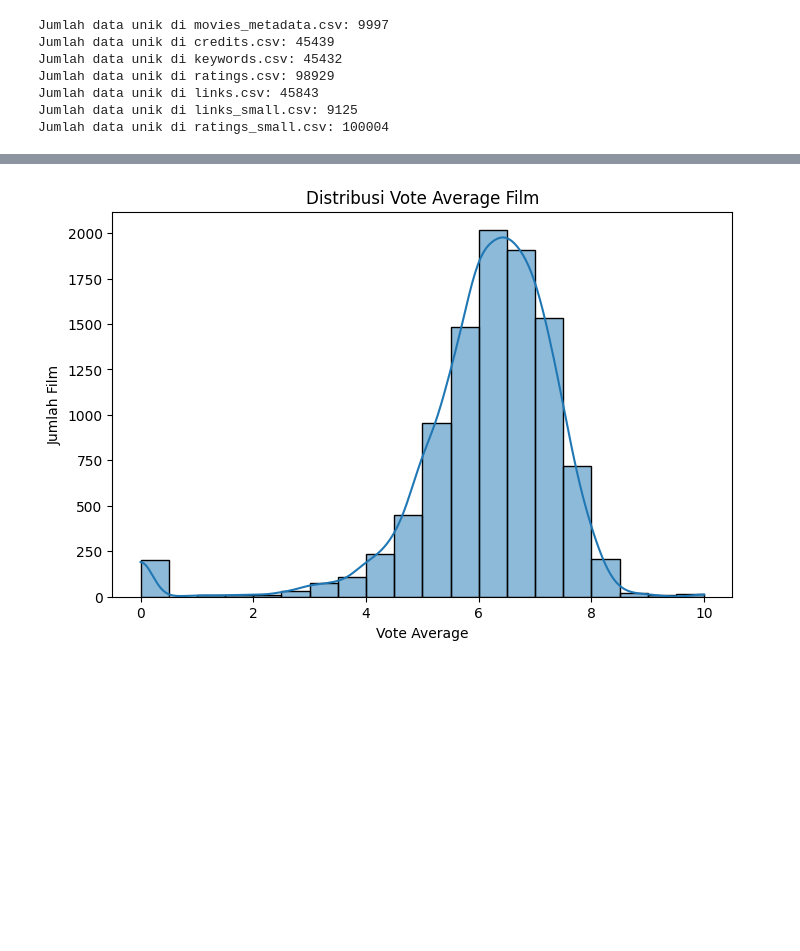
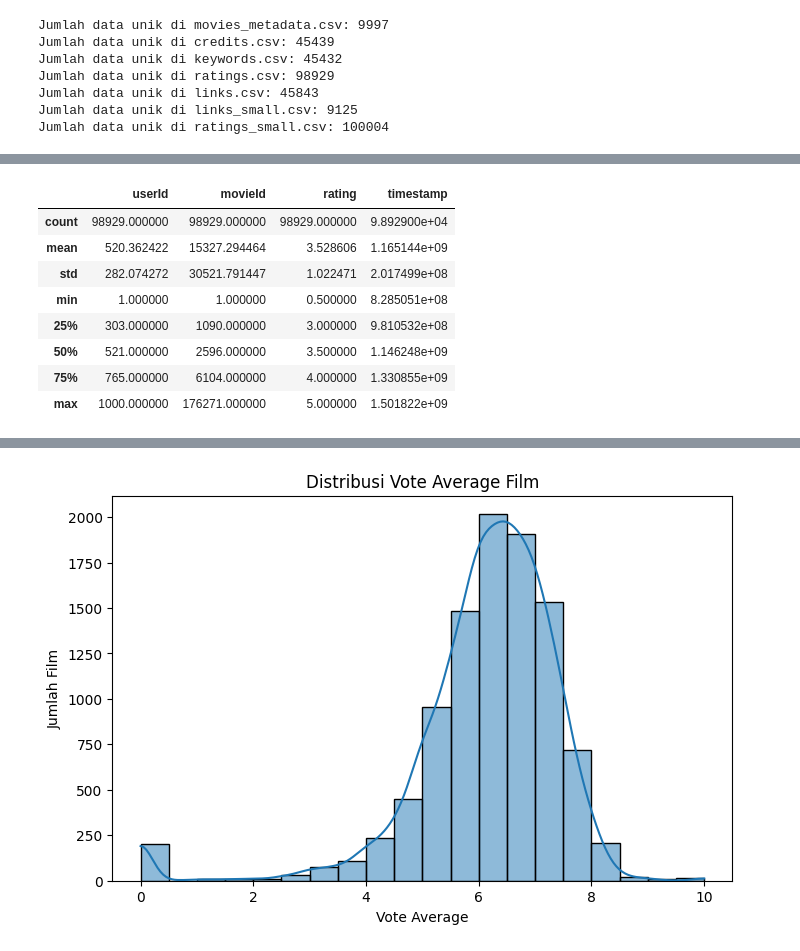
Before and after one commit to Gibskuyyyy/Rekomendasi-Film, a Jupyter notebook: rekomendasi_film.ipynb, the cells around one changed output, grey strips where cells are left out. Saved outputs shown, nothing was run; the diff lists cells and outputs as text; code cells hidden in the pictures; blank space fills up the shorter version.

```diff
--- a/rekomendasi_film.ipynb
+++ b/rekomendasi_film.ipynb
@@ -58,0 +198,12 @@ Jumlah data unik di ratings_small.csv: 100004
+# %%
+ratings_df.describe()
+# %% [output]
+|  | userId | movieId | rating | timestamp |
+| count | 98929.000000 | 98929.000000 | 98929.000000 | 9.892900e+04 |
+| mean | 520.362422 | 15327.294464 | 3.528606 | 1.165144e+09 |
+| std | 282.074272 | 30521.791447 | 1.022471 | 2.017499e+08 |
+| min | 1.000000 | 1.000000 | 0.500000 | 8.285051e+08 |
+| 25% | 303.000000 | 1090.000000 | 3.000000 | 9.810532e+08 |
+| 50% | 521.000000 | 2596.000000 | 3.500000 | 1.146248e+09 |
+| 75% | 765.000000 | 6104.000000 | 4.000000 | 1.330855e+09 |
+| max | 1000.000000 | 176271.000000 | 5.000000 | 1.501822e+09 |
```
Also changed, not shown: parts of 31 cells of this notebook, 2 other files.
